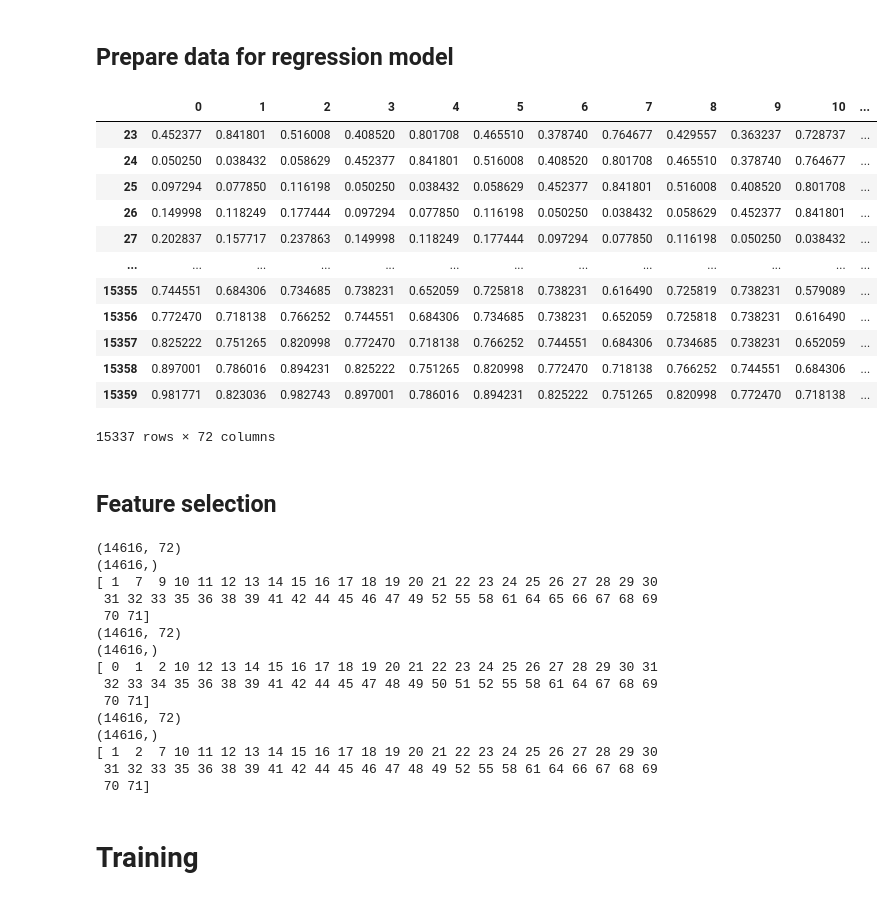
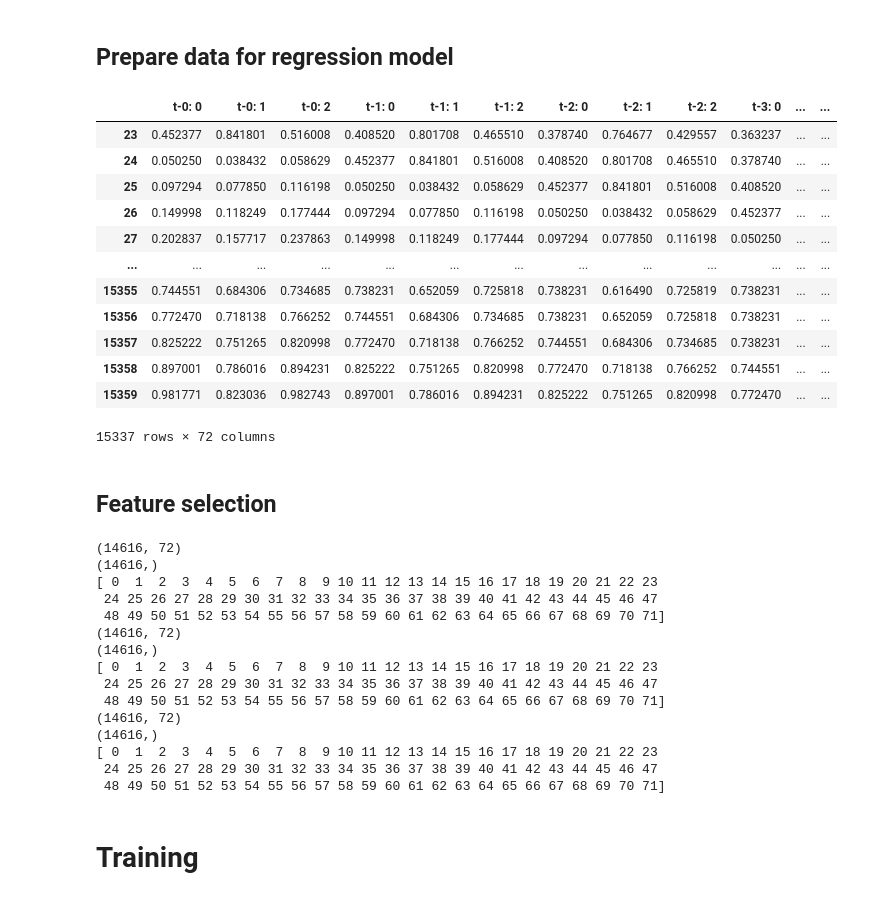
Before and after one commit to pavelzw/GEFCom14-S-comparison, a Jupyter notebook: gefcom14-s-nnqf.ipynb, the cells around one changed output. Cells and saved outputs as stored; diff of their text form; code cells hidden in the pictures.

```diff
--- a/gefcom14-s-nnqf.ipynb
+++ b/gefcom14-s-nnqf.ipynb
@@ -223,35 +207,37 @@ predictor_zones[0]
 # %%
 h = 24
 h1 = 24
 
 x_zones = []
 
 for predictor in predictor_zones:
     x_pieces = []
     for i in range(h1):
-        piece = predictor.drop(range(i)).reset_index().drop('index', axis=1)
+        piece = predictor.drop(range(i)).reset_index().drop('index', axis=1)\
+            .rename(columns={0: f't-{h1 - i - 1}: 0',
+                             1: f't-{h1 - i - 1}: 1',
+                             2: f't-{h1 - i - 1}: 2'})
         x_pieces.insert(0, piece)
 
     x = pd.concat(x_pieces, axis=1)
     x.index = x.index.map(lambda x: x + h1 - 1)
     x = x[:-h+1]
-    x.columns = range(24 * 3)
     x_zones.append(x)
 
 x_zones[0]
 # %% [output]
-|  | 0 | 1 | 2 | 3 | 4 | 5 | 6 | 7 | 8 | 9 | 10 | ... |
-| 23 | 0.452377 | 0.841801 | 0.516008 | 0.408520 | 0.801708 | 0.465510 | 0.378740 | 0.764677 | 0.429557 | 0.363237 | 0.728737 | ... |
-| 24 | 0.050250 | 0.038432 | 0.058629 | 0.452377 | 0.841801 | 0.516008 | 0.408520 | 0.801708 | 0.465510 | 0.378740 | 0.764677 | ... |
-| 25 | 0.097294 | 0.077850 | 0.116198 | 0.050250 | 0.038432 | 0.058629 | 0.452377 | 0.841801 | 0.516008 | 0.408520 | 0.801708 | ... |
-| 26 | 0.149998 | 0.118249 | 0.177444 | 0.097294 | 0.077850 | 0.116198 | 0.050250 | 0.038432 | 0.058629 | 0.452377 | 0.841801 | ... |
-| 27 | 0.202837 | 0.157717 | 0.237863 | 0.149998 | 0.118249 | 0.177444 | 0.097294 | 0.077850 | 0.116198 | 0.050250 | 0.038432 | ... |
+|  | t-0: 0 | t-0: 1 | t-0: 2 | t-1: 0 | t-1: 1 | t-1: 2 | t-2: 0 | t-2: 1 | t-2: 2 | t-3: 0 | ... | ... |
+| 23 | 0.452377 | 0.841801 | 0.516008 | 0.408520 | 0.801708 | 0.465510 | 0.378740 | 0.764677 | 0.429557 | 0.363237 | ... | ... |
+| 24 | 0.050250 | 0.038432 | 0.058629 | 0.452377 | 0.841801 | 0.516008 | 0.408520 | 0.801708 | 0.465510 | 0.378740 | ... | ... |
+| 25 | 0.097294 | 0.077850 | 0.116198 | 0.050250 | 0.038432 | 0.058629 | 0.452377 | 0.841801 | 0.516008 | 0.408520 | ... | ... |
+| 26 | 0.149998 | 0.118249 | 0.177444 | 0.097294 | 0.077850 | 0.116198 | 0.050250 | 0.038432 | 0.058629 | 0.452377 | ... | ... |
+| 27 | 0.202837 | 0.157717 | 0.237863 | 0.149998 | 0.118249 | 0.177444 | 0.097294 | 0.077850 | 0.116198 | 0.050250 | ... | ... |
 | ... | ... | ... | ... | ... | ... | ... | ... | ... | ... | ... | ... | ... |
-| 15355 | 0.744551 | 0.684306 | 0.734685 | 0.738231 | 0.652059 | 0.725818 | 0.738231 | 0.616490 | 0.725819 | 0.738231 | 0.579089 | ... |
-| 15356 | 0.772470 | 0.718138 | 0.766252 | 0.744551 | 0.684306 | 0.734685 | 0.738231 | 0.652059 | 0.725818 | 0.738231 | 0.616490 | ... |
-| 15357 | 0.825222 | 0.751265 | 0.820998 | 0.772470 | 0.718138 | 0.766252 | 0.744551 | 0.684306 | 0.734685 | 0.738231 | 0.652059 | ... |
-| 15358 | 0.897001 | 0.786016 | 0.894231 | 0.825222 | 0.751265 | 0.820998 | 0.772470 | 0.718138 | 0.766252 | 0.744551 | 0.684306 | ... |
-| 15359 | 0.981771 | 0.823036 | 0.982743 | 0.897001 | 0.786016 | 0.894231 | 0.825222 | 0.751265 | 0.820998 | 0.772470 | 0.718138 | ... |
+| 15355 | 0.744551 | 0.684306 | 0.734685 | 0.738231 | 0.652059 | 0.725818 | 0.738231 | 0.616490 | 0.725819 | 0.738231 | ... | ... |
+| 15356 | 0.772470 | 0.718138 | 0.766252 | 0.744551 | 0.684306 | 0.734685 | 0.738231 | 0.652059 | 0.725818 | 0.738231 | ... | ... |
+| 15357 | 0.825222 | 0.751265 | 0.820998 | 0.772470 | 0.718138 | 0.766252 | 0.744551 | 0.684306 | 0.734685 | 0.738231 | ... | ... |
+| 15358 | 0.897001 | 0.786016 | 0.894231 | 0.825222 | 0.751265 | 0.820998 | 0.772470 | 0.718138 | 0.766252 | 0.744551 | ... | ... |
+| 15359 | 0.981771 | 0.823036 | 0.982743 | 0.897001 | 0.786016 | 0.894231 | 0.825222 | 0.751265 | 0.820998 | 0.772470 | ... | ... |
 15337 rows × 72 columns
 # %% [markdown]
 ## Feature selection
@@ -268,27 +254,27 @@ for x, yq_output_df in zip(x_zones, yq_output_zones):
     print(x_select.shape)
     print(y_select.shape)
 
-    support = SelectKBest(f_regression, k=50).fit(x_select, y_select).get_support(indices=True)
+    support = SelectKBest(f_regression, k=72).fit(x_select, y_select).get_support(indices=True)
     print(support)
 
-    x_new = x.loc[:, support]
+    x_new = x.loc[:, x.columns[support]]
     x_new_zones.append(x_new)
 # %% [output]
 (14616, 72)
 (14616,)
-[ 1  7  9 10 11 12 13 14 15 16 17 18 19 20 21 22 23 24 25 26 27 28 29 30
- 31 32 33 35 36 38 39 41 42 44 45 46 47 49 52 55 58 61 64 65 66 67 68 69
- 70 71]
+[ 0  1  2  3  4  5  6  7  8  9 10 11 12 13 14 15 16 17 18 19 20 21 22 23
+ 24 25 26 27 28 29 30 31 32 33 34 35 36 37 38 39 40 41 42 43 44 45 46 47
+ 48 49 50 51 52 53 54 55 56 57 58 59 60 61 62 63 64 65 66 67 68 69 70 71]
 (14616, 72)
 (14616,)
-[ 0  1  2 10 12 13 14 15 16 17 18 19 20 21 22 23 24 25 26 27 28 29 30 31
- 32 33 34 35 36 38 39 41 42 44 45 47 48 49 50 51 52 55 58 61 64 67 68 69
- 70 71]
+[ 0  1  2  3  4  5  6  7  8  9 10 11 12 13 14 15 16 17 18 19 20 21 22 23
+ 24 25 26 27 28 29 30 31 32 33 34 35 36 37 38 39 40 41 42 43 44 45 46 47
+ 48 49 50 51 52 53 54 55 56 57 58 59 60 61 62 63 64 65 66 67 68 69 70 71]
 (14616, 72)
 (14616,)
-[ 1  2  7 10 11 12 13 14 15 16 17 18 19 20 21 22 23 24 25 26 27 28 29 30
- 31 32 33 35 36 38 39 41 42 44 45 46 47 48 49 52 55 58 61 64 66 67 68 69
- 70 71]
+[ 0  1  2  3  4  5  6  7  8  9 10 11 12 13 14 15 16 17 18 19 20 21 22 23
+ 24 25 26 27 28 29 30 31 32 33 34 35 36 37 38 39 40 41 42 43 44 45 46 47
+ 48 49 50 51 52 53 54 55 56 57 58 59 60 61 62 63 64 65 66 67 68 69 70 71]
 # %%
 # x_normalized = (x_new - x_new.mean()) / x_new.std()
 # x_normalized
```
Also changed, not shown: parts of 8 cells of this notebook.
